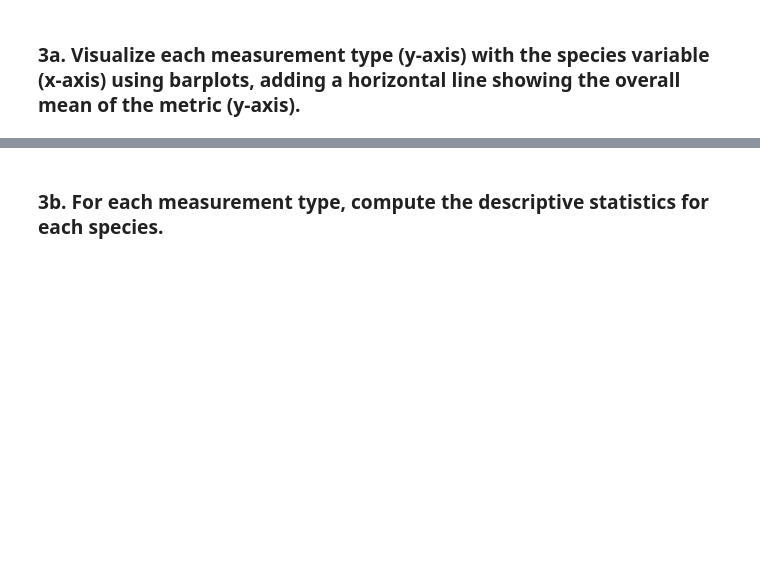
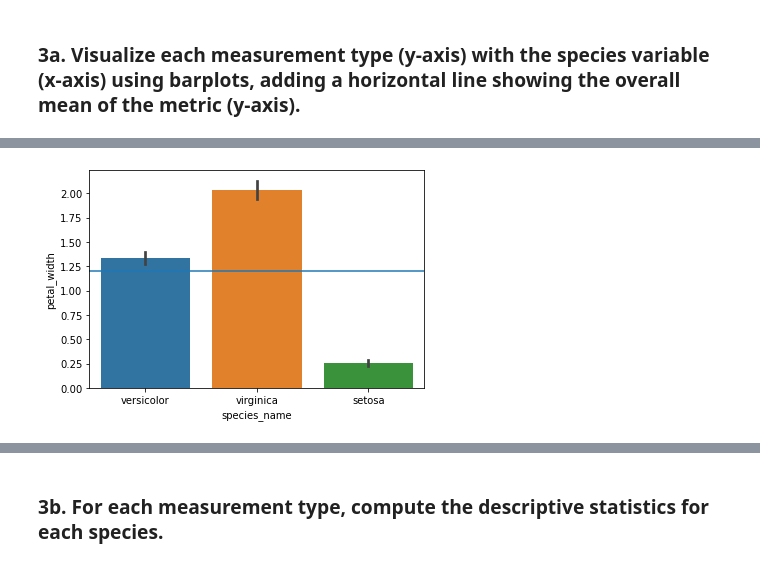
Before and after one commit to natasharivers/Classifications, a Jupyter notebook: classification_exercises.ipynb, the cells around one changed output, grey strips where cells are left out. Saved outputs shown, nothing was run; the diff lists cells and outputs as text; code cells hidden in the pictures; blank space fills up the shorter version.

```diff
--- a/classification_exercises.ipynb
+++ b/classification_exercises.ipynb
@@ -770,0 +788,6 @@ sns.lmplot(x= 'species_id', hue='species_name', y='sepal_length', data=train)
+# %%
+sns.barplot(data=train, x='species_name', y='petal_width')
+plt.axhline(y=train.petal_width.mean())
+plt.show()
+# %% [output]
+[figure, added]
```
Also changed, not shown: parts of 29 cells of this notebook.
